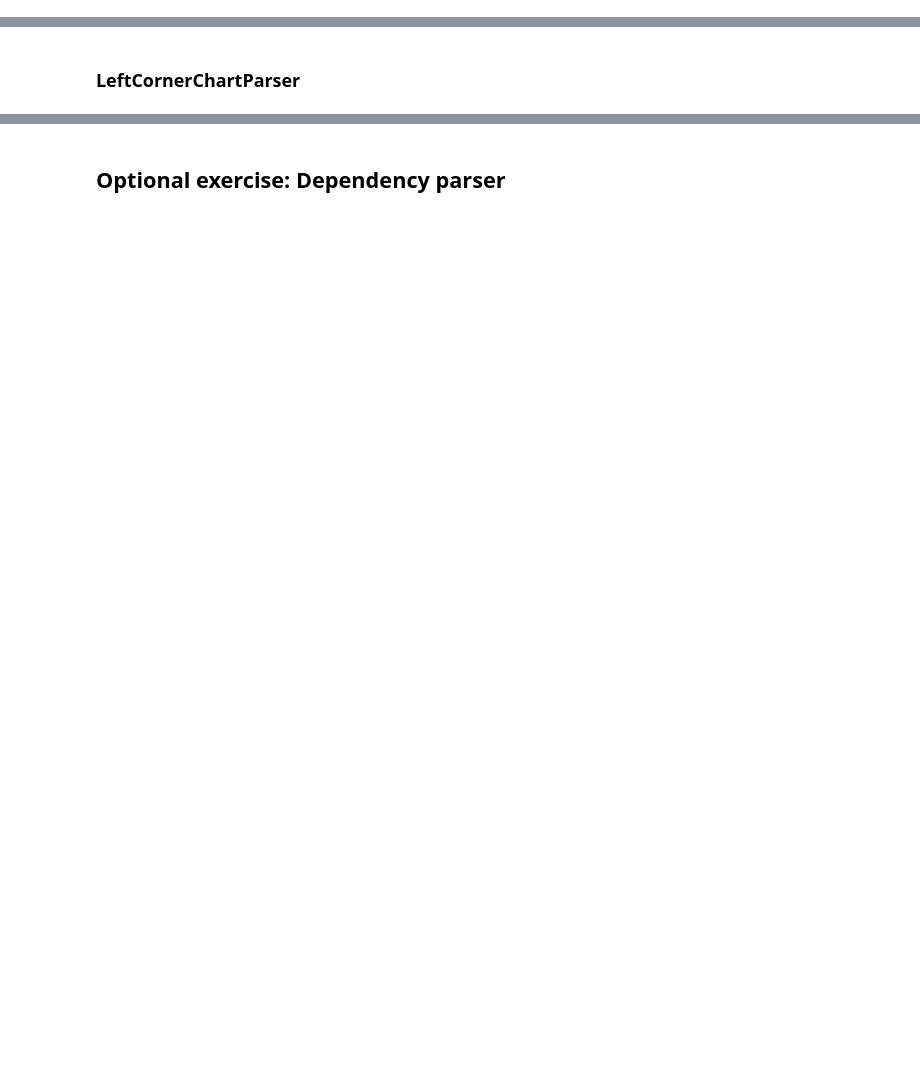
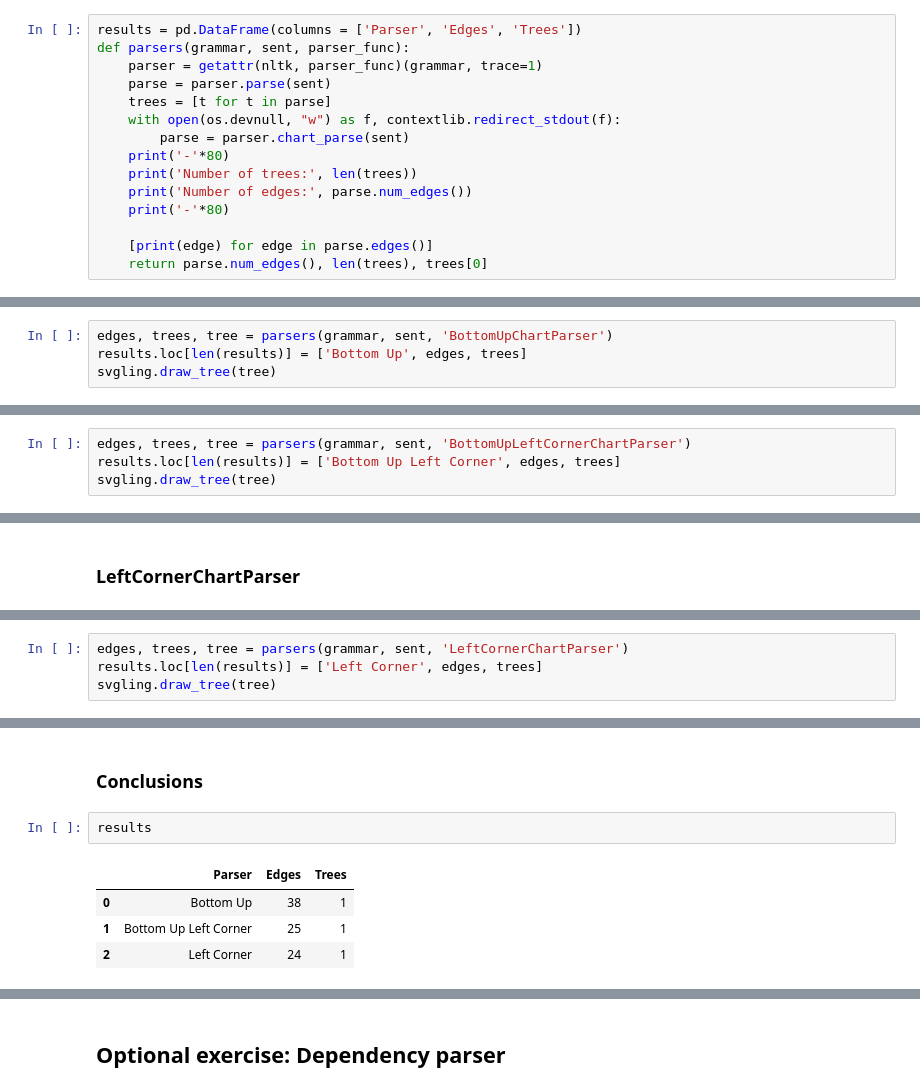
Before and after one commit to clararivadulla/MAI-IHLT-2022-23, a Jupyter notebook: LAB 8/lab8_BenjamiParellada_ClaraRivadulla.ipynb, the cells around one changed output, grey strips where cells are left out. Cells and saved outputs as stored; diff of their text form; blank space fills up the shorter version.

```diff
--- a/LAB 8/lab8_BenjamiParellada_ClaraRivadulla.ipynb
+++ b/LAB 8/lab8_BenjamiParellada_ClaraRivadulla.ipynb
@@ -50,2 +56,17 @@ sent = ['lazy', 'cats', 'play', 'with', 'mice']
+# %%
+results = pd.DataFrame(columns = ['Parser', 'Edges', 'Trees'])
+def parsers(grammar, sent, parser_func):
+    parser = getattr(nltk, parser_func)(grammar, trace=1)
+    parse = parser.parse(sent)
+    trees = [t for t in parse]
+    with open(os.devnull, "w") as f, contextlib.redirect_stdout(f):
+        parse = parser.chart_parse(sent)
+    print('-'*80)
+    print('Number of trees:', len(trees))
+    print('Number of edges:', parse.num_edges())
+    print('-'*80)
+
+    [print(edge) for edge in parse.edges()]
+    return parse.num_edges(), len(trees), trees[0]
 # %% [markdown]
 ### BottomUpChartParser
@@ -97,0 +73,4 @@ parse.edges()
+# %%
+edges, trees, tree = parsers(grammar, sent, 'BottomUpChartParser')
+results.loc[len(results)] = ['Bottom Up', edges, trees]
+svgling.draw_tree(tree)
@@ -144,0 +98,4 @@ parse.edges()
+# %%
+edges, trees, tree = parsers(grammar, sent, 'BottomUpLeftCornerChartParser')
+results.loc[len(results)] = ['Bottom Up Left Corner', edges, trees]
+svgling.draw_tree(tree)
@@ -189,0 +123,4 @@ parse.edges()
+# %%
+edges, trees, tree = parsers(grammar, sent, 'LeftCornerChartParser')
+results.loc[len(results)] = ['Left Corner', edges, trees]
+svgling.draw_tree(tree)
@@ -189,0 +146,9 @@ parse.edges()
+# %% [markdown]
+### **Conclusions**
+# %%
+results
+# %% [output]
+|  | Parser | Edges | Trees |
+| 0 | Bottom Up | 38 | 1 |
+| 1 | Bottom Up Left Corner | 25 | 1 |
+| 2 | Left Corner | 24 | 1 |
```
Also changed, not shown: parts of 25 cells of this notebook.
